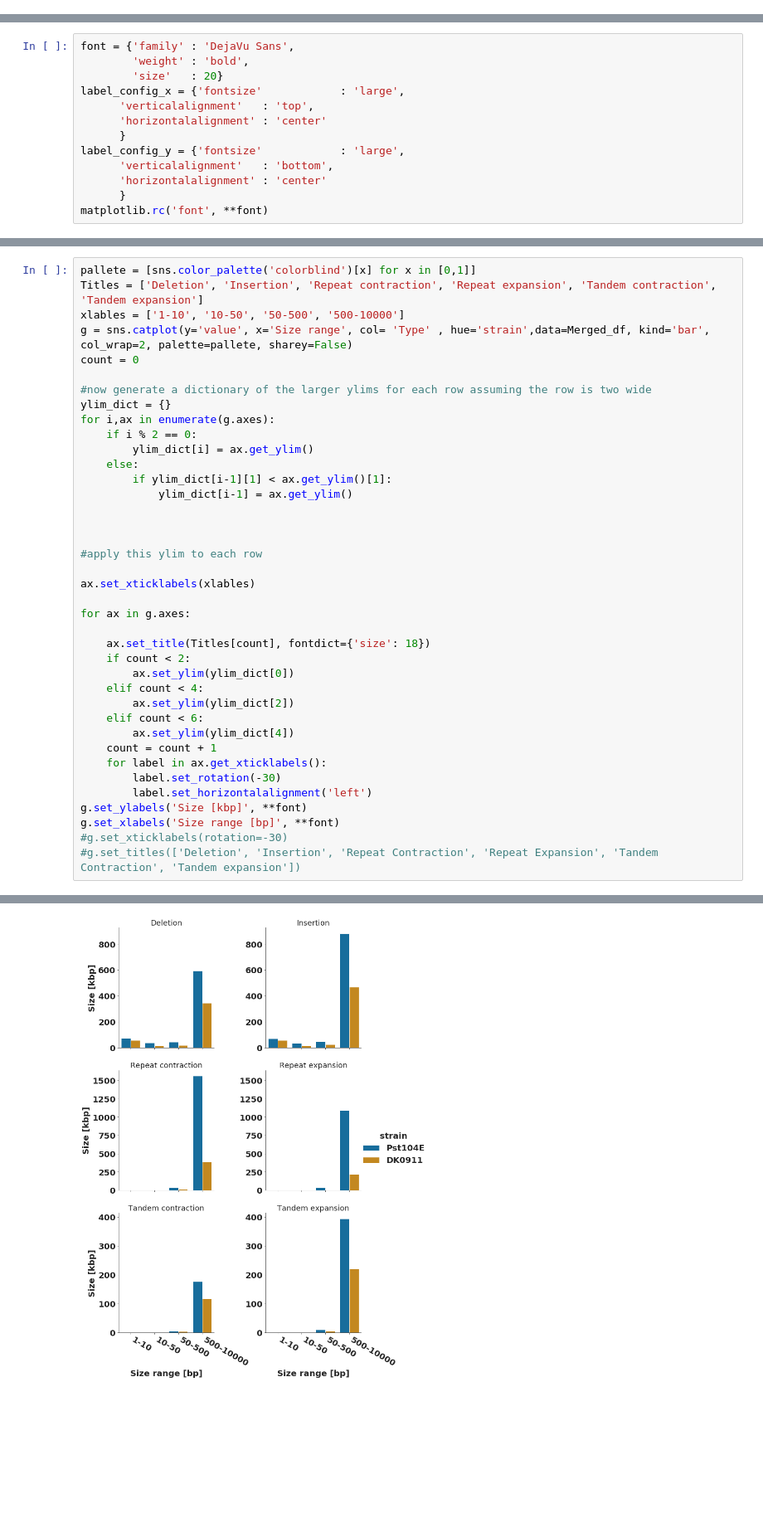
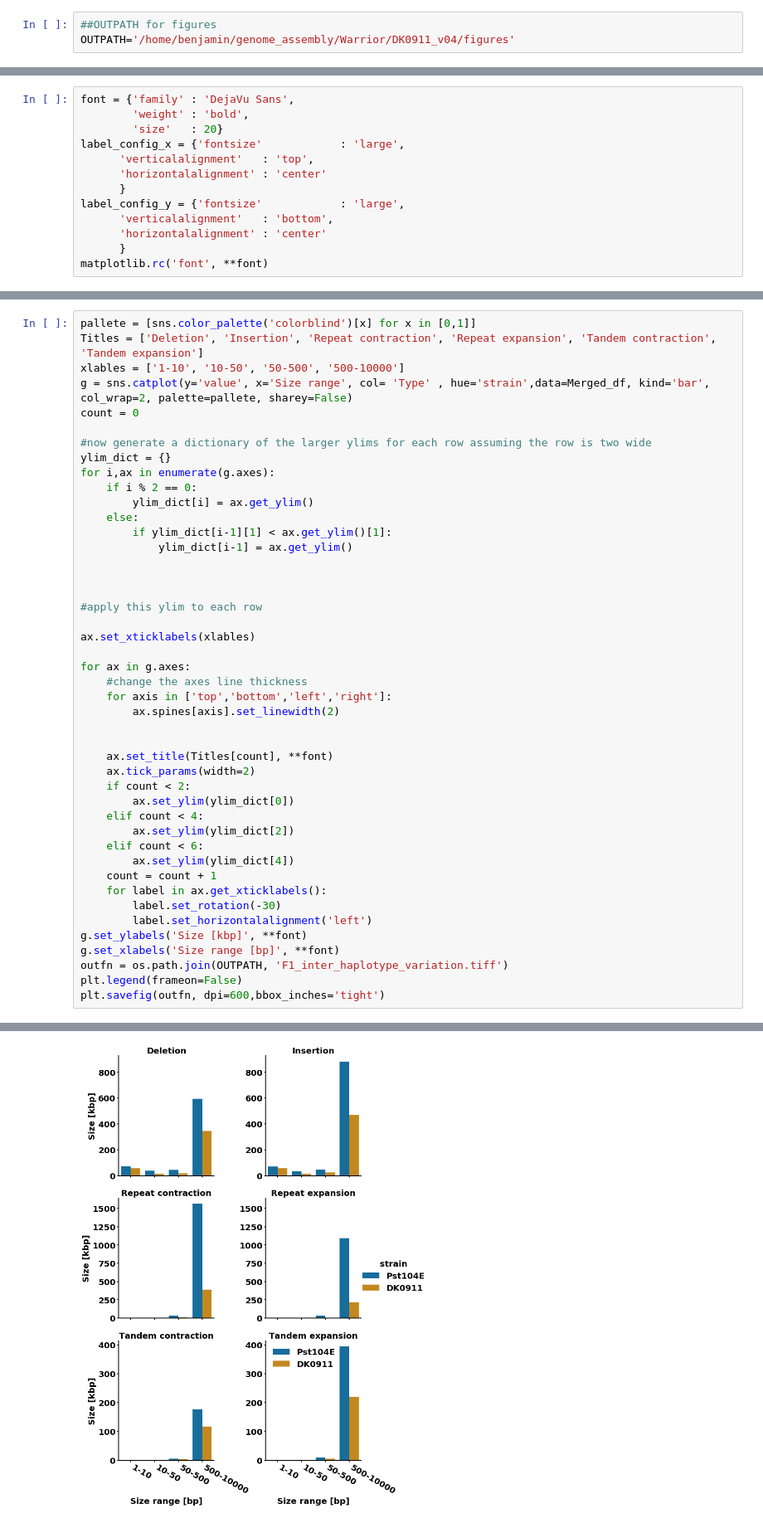
Before and after one commit to Team-Schwessinger/DK_0911-1, a Jupyter notebook: scripts/DK_0911_Pst104E_assemblytics_plot.ipynb, the cells around one changed output, grey strips where cells are left out. Shown at 83% size. Cells and saved outputs as stored; diff of their text form; blank space fills up the shorter version.

Commit message:
fixed up the plotting of the figure including thickness of the ticks and axis

```diff
--- a/scripts/DK_0911_Pst104E_assemblytics_plot.ipynb
+++ b/scripts/DK_0911_Pst104E_assemblytics_plot.ipynb
@@ -31,3 +30,6 @@ ASSEMBLYTICS_FOLDER_PST104E = '/home/benjamin/genome_assembly/PST79/FALCON/p_ass
+# %%
+##OUTPATH for figures
+OUTPATH='/home/benjamin/genome_assembly/Warrior/DK0911_v04/figures'
 # %%
 DK0911_df = pd.read_csv(os.path.join(ASSEMBLYTICS_FOLDER_DK0911, 'Assemblytics_summary_df_10kb.df'), index_col=[0,1], header=[0,1])
 PST104E_df = pd.read_csv(os.path.join(ASSEMBLYTICS_FOLDER_PST104E, 'Assemblytics_summary_df_10kb.df'), index_col=[0,1], header=[0,1])
@@ -129,8 +118,13 @@ for i,ax in enumerate(g.axes):
 ax.set_xticklabels(xlables)
 
 for ax in g.axes:
+    #change the axes line thickness
+    for axis in ['top','bottom','left','right']:
+        ax.spines[axis].set_linewidth(2)
 
-    ax.set_title(Titles[count], fontdict={'size': 18})
+
+    ax.set_title(Titles[count], **font)
+    ax.tick_params(width=2)
     if count < 2:
         ax.set_ylim(ylim_dict[0])
     elif count < 4:
@@ -143,6 +137,7 @@ for ax in g.axes:
         label.set_horizontalalignment('left')
 g.set_ylabels('Size [kbp]', **font)
 g.set_xlabels('Size range [bp]', **font)
-#g.set_xticklabels(rotation=-30)
-#g.set_titles(['Deletion', 'Insertion', 'Repeat Contraction', 'Repeat Expansion', 'Tandem Contraction', 'Tandem expansion'])
+outfn = os.path.join(OUTPATH, 'F1_inter_haplotype_variation.tiff')
+plt.legend(frameon=False)
+plt.savefig(outfn, dpi=600,bbox_inches='tight')
 # %% [output]
@@ -150 +144 @@ g.set_xlabels('Size range [bp]', **font)
-[figure, old version]
+[figure, new version]
```
Also changed, not shown: parts of 7 cells of this notebook.
